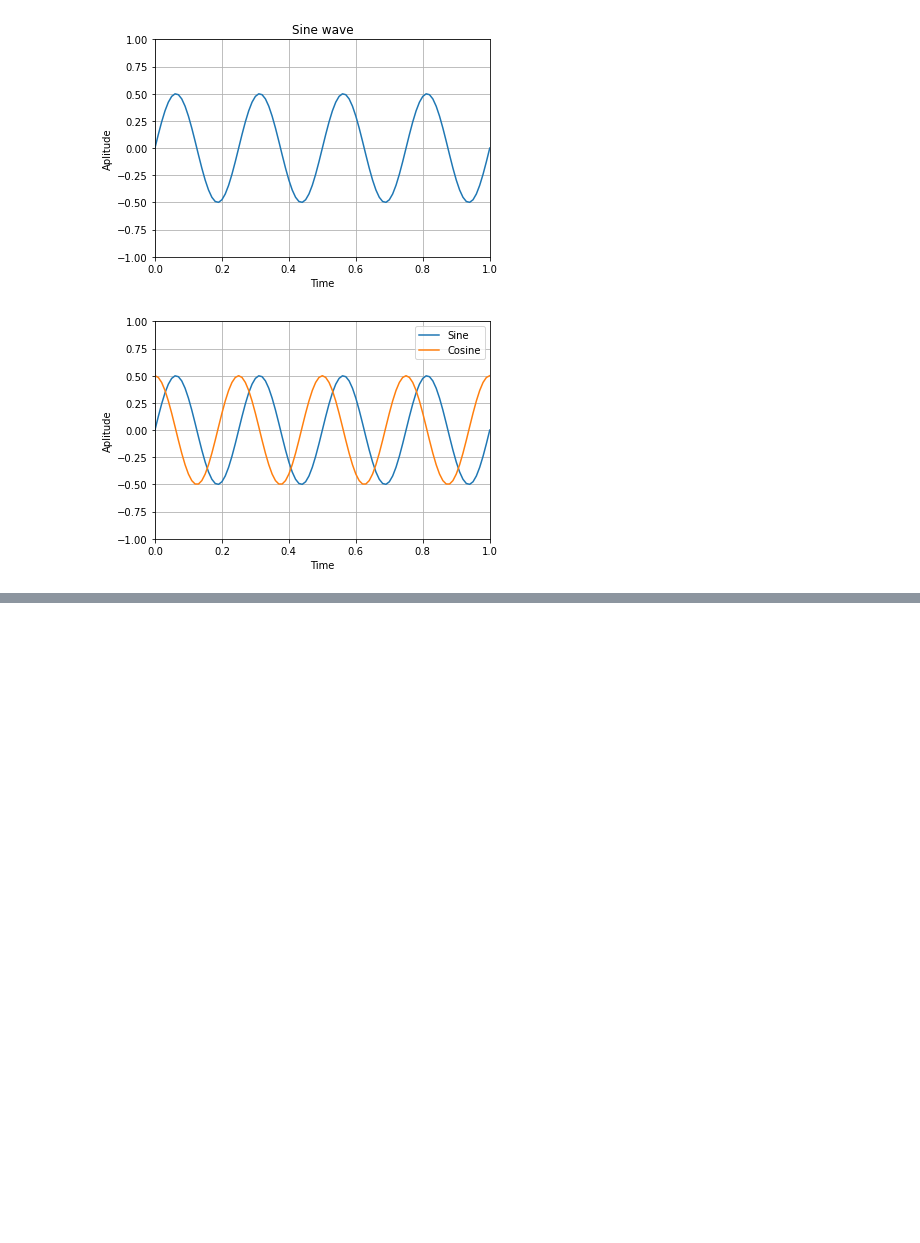
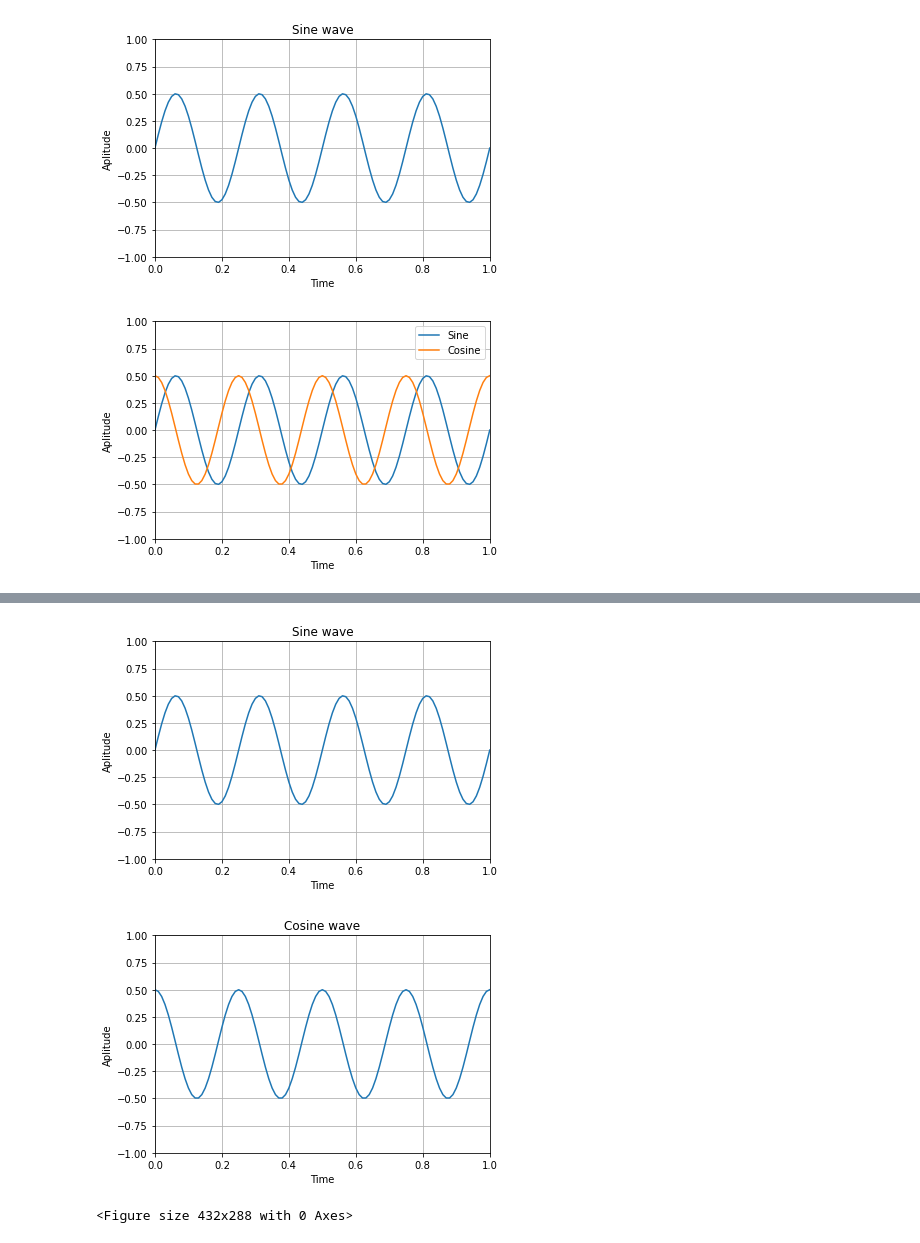
Before and after one commit to pramodkachare/Python_course, a Jupyter notebook: Module-4.ipynb, the cells around one changed output, grey strips where cells are left out. Cells and saved outputs as stored; diff of their text form; code cells hidden in the pictures; blank space fills up the shorter version.

```diff
--- a/Module-4.ipynb
+++ b/Module-4.ipynb
@@ -145,0 +149,32 @@ plt.show()
+# %%
+t = np.arange(0, 1.01, 0.01)
+
+x1 = 0.5*np.sin(2*np.pi*4*t)
+
+
+x2 = 0.5*np.cos(2*np.pi*4*t)
+
+plt.plot(t, x1)
+plt.xlabel('Time')      # <- Label on x-axis (horizontal)
+plt.ylabel('Aplitude')  # <- Label on y-axis (vertical)
+plt.ylim([-1, 1])       # Fix Lower and Upper limit for y-axis (vertical) display
+plt.xlim([0, 1])        # Fix Lower and Upper limit for x-axis (horizontal) display
+plt.grid('minor')
+plt.title('Sine wave')
+plt.show()
+
+plt.plot(t, x2)
+plt.xlabel('Time')      # <- Label on x-axis (horizontal)
+plt.ylabel('Aplitude')  # <- Label on y-axis (vertical)
+plt.ylim([-1, 1])       # Fix Lower and Upper limit for y-axis (vertical) display
+plt.xlim([0, 1])        # Fix Lower and Upper limit for x-axis (horizontal) display
+plt.grid('minor')
+plt.title('Cosine wave')
+plt.show()
+# %% [output]
+[figure, added]
+[figure, added]
+# %%
+fig = plt.figure()  # Empty figure window
+# %% [output]
+<Figure size 432x288 with 0 Axes>
```
Also changed, not shown: parts of 24 cells of this notebook, 1 other file.
